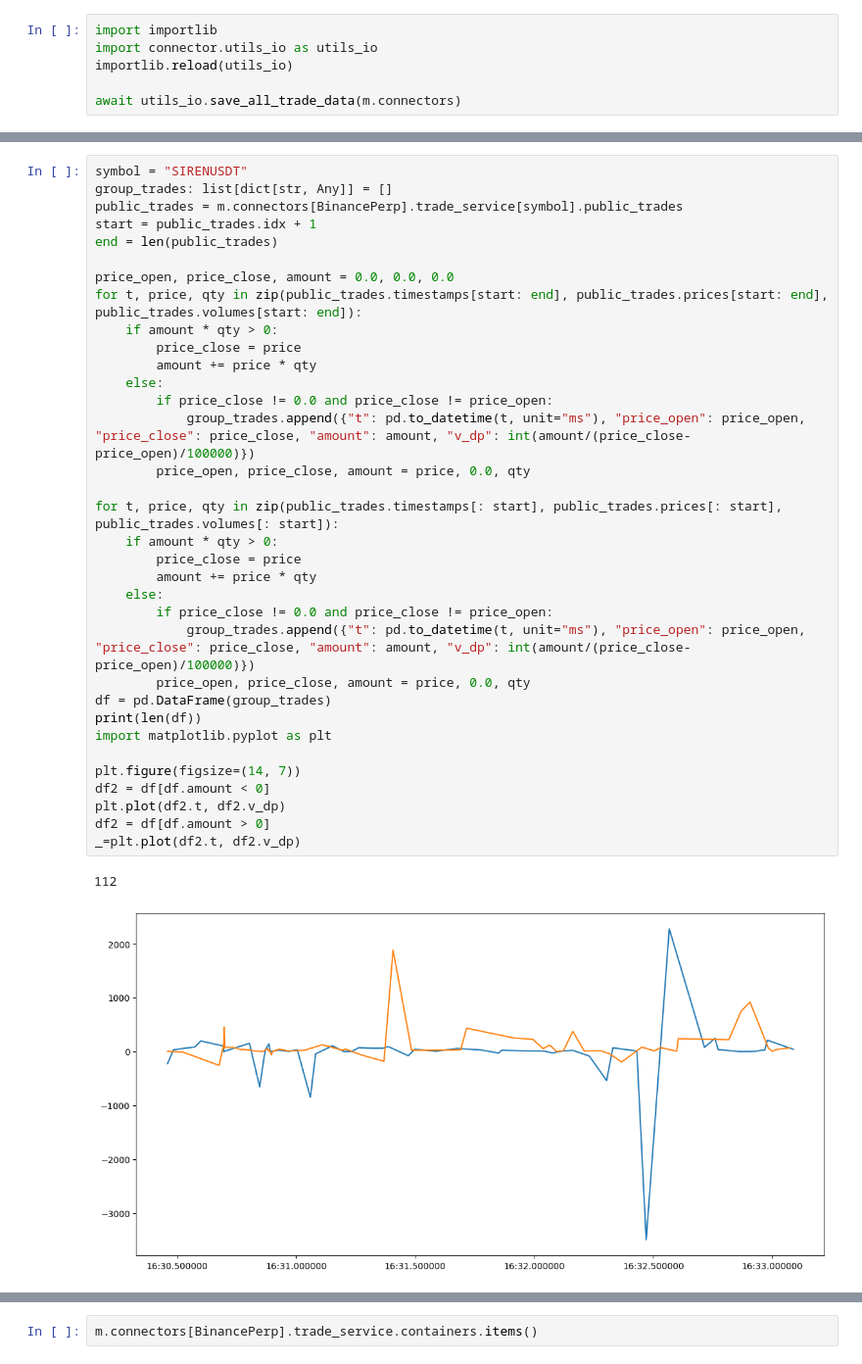
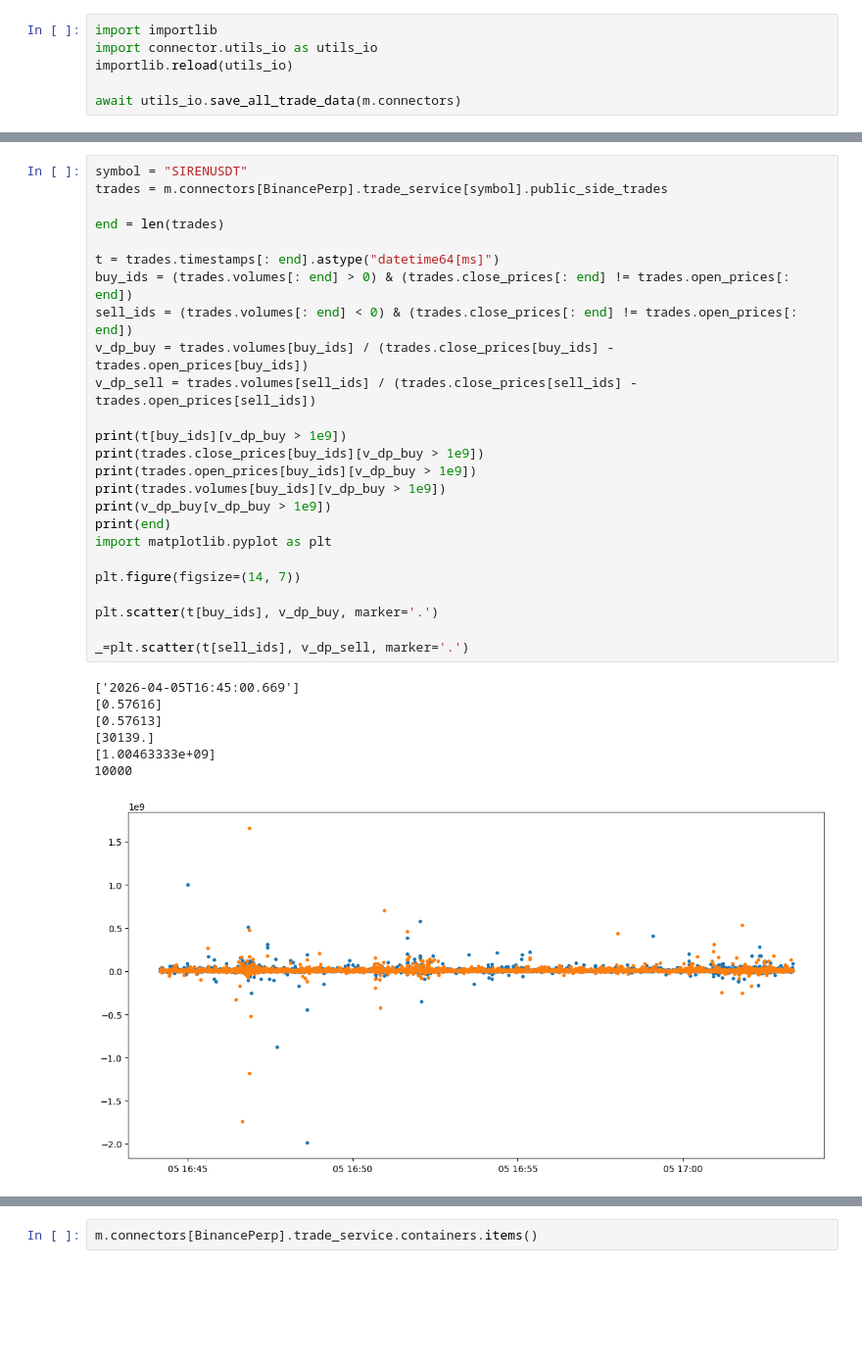
Before and after one commit to stockoperator/monitor, a Jupyter notebook: src/monitor.ipynb, the cells around one changed output, grey strips where cells are left out. Shown at 98% size. Drawn from its saved outputs; the diff is of its cells as text; blank space fills up the shorter version.

```diff
--- a/src/monitor.ipynb
+++ b/src/monitor.ipynb
@@ -53,37 +67,33 @@ df.sort_values("delta", ascending=False)
 # %%
 symbol = "SIRENUSDT"
-group_trades: list[dict[str, Any]] = []
-public_trades = m.connectors[BinancePerp].trade_service[symbol].public_trades
-start = public_trades.idx + 1
-end = len(public_trades)
+trades = m.connectors[BinancePerp].trade_service[symbol].public_side_trades
 
-price_open, price_close, amount = 0.0, 0.0, 0.0
-for t, price, qty in zip(public_trades.timestamps[start: end], public_trades.prices[start: end], public_trades.volumes[start: end]):
-    if amount * qty > 0:
-        price_close = price
-        amount += price * qty
-    else:
-        if price_close != 0.0 and price_close != price_open:
-            group_trades.append({"t": pd.to_datetime(t, unit="ms"), "price_open": price_open, "price_close": price_close, "amount": amount, "v_dp": int(amount/(price_close-price_open)/100000)})
-        price_open, price_close, amount = price, 0.0, qty
+end = len(trades)
 
-for t, price, qty in zip(public_trades.timestamps[: start], public_trades.prices[: start], public_trades.volumes[: start]):
-    if amount * qty > 0:
-        price_close = price
-        amount += price * qty
-    else:
-        if price_close != 0.0 and price_close != price_open:
-            group_trades.append({"t": pd.to_datetime(t, unit="ms"), "price_open": price_open, "price_close": price_close, "amount": amount, "v_dp": int(amount/(price_close-price_open)/100000)})
-        price_open, price_close, amount = price, 0.0, qty
-df = pd.DataFrame(group_trades)
-print(len(df))
+t = trades.timestamps[: end].astype("datetime64[ms]")
+buy_ids = (trades.volumes[: end] > 0) & (trades.close_prices[: end] != trades.open_prices[: end])
+sell_ids = (trades.volumes[: end] < 0) & (trades.close_prices[: end] != trades.open_prices[: end])
+v_dp_buy = trades.volumes[buy_ids] / (trades.close_prices[buy_ids] - trades.open_prices[buy_ids])
+v_dp_sell = trades.volumes[sell_ids] / (trades.close_prices[sell_ids] - trades.open_prices[sell_ids])
+
+print(t[buy_ids][v_dp_buy > 1e9])
+print(trades.close_prices[buy_ids][v_dp_buy > 1e9])
+print(trades.open_prices[buy_ids][v_dp_buy > 1e9])
+print(trades.volumes[buy_ids][v_dp_buy > 1e9])
+print(v_dp_buy[v_dp_buy > 1e9])
+print(end)
 import matplotlib.pyplot as plt
 
 plt.figure(figsize=(14, 7))
-df2 = df[df.amount < 0]
-plt.plot(df2.t, df2.v_dp)
-df2 = df[df.amount > 0]
-_=plt.plot(df2.t, df2.v_dp)
+
+plt.scatter(t[buy_ids], v_dp_buy, marker='.')
+
+_=plt.scatter(t[sell_ids], v_dp_sell, marker='.')
 # %% [output]
-112
+['2026-04-05T16:45:00.669']
+[0.57616]
+[0.57613]
+[30139.]
+[1.00463333e+09]
+10000
-[figure, old version]
+[figure, new version]
```
Also changed, not shown: parts of 5 cells of this notebook, 3 other files.
